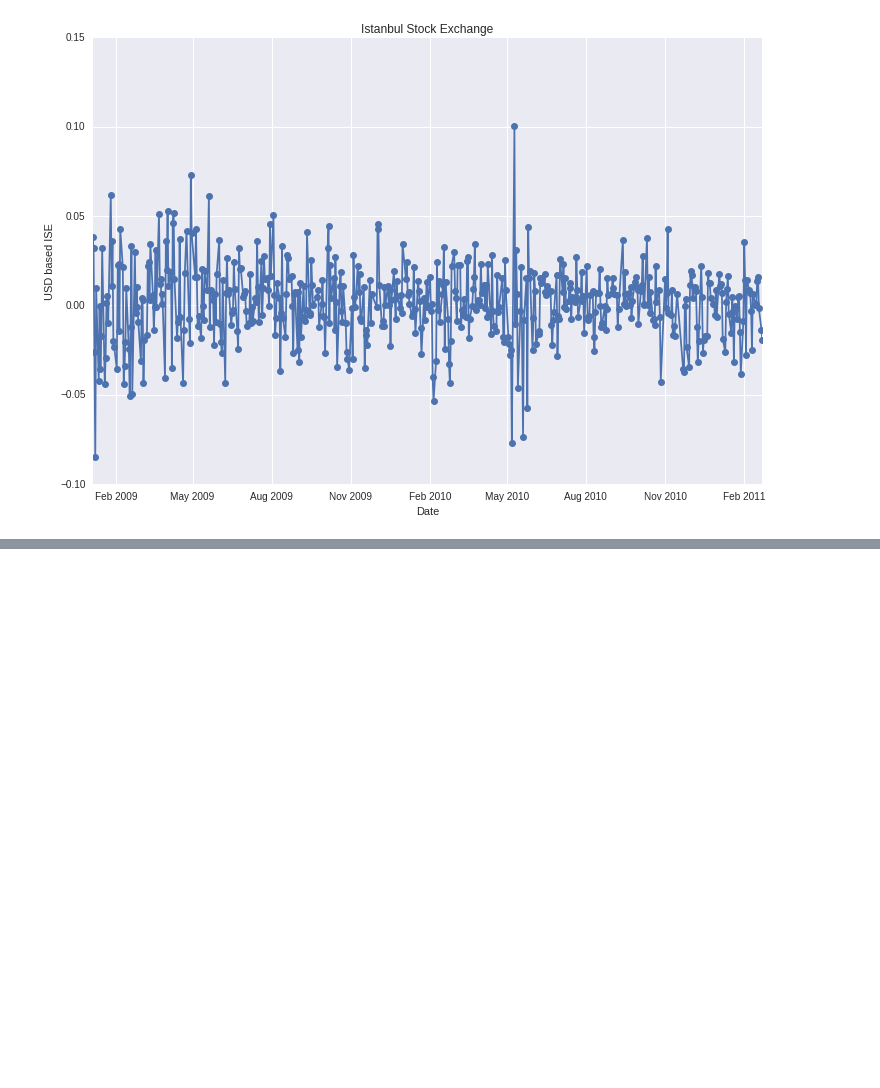
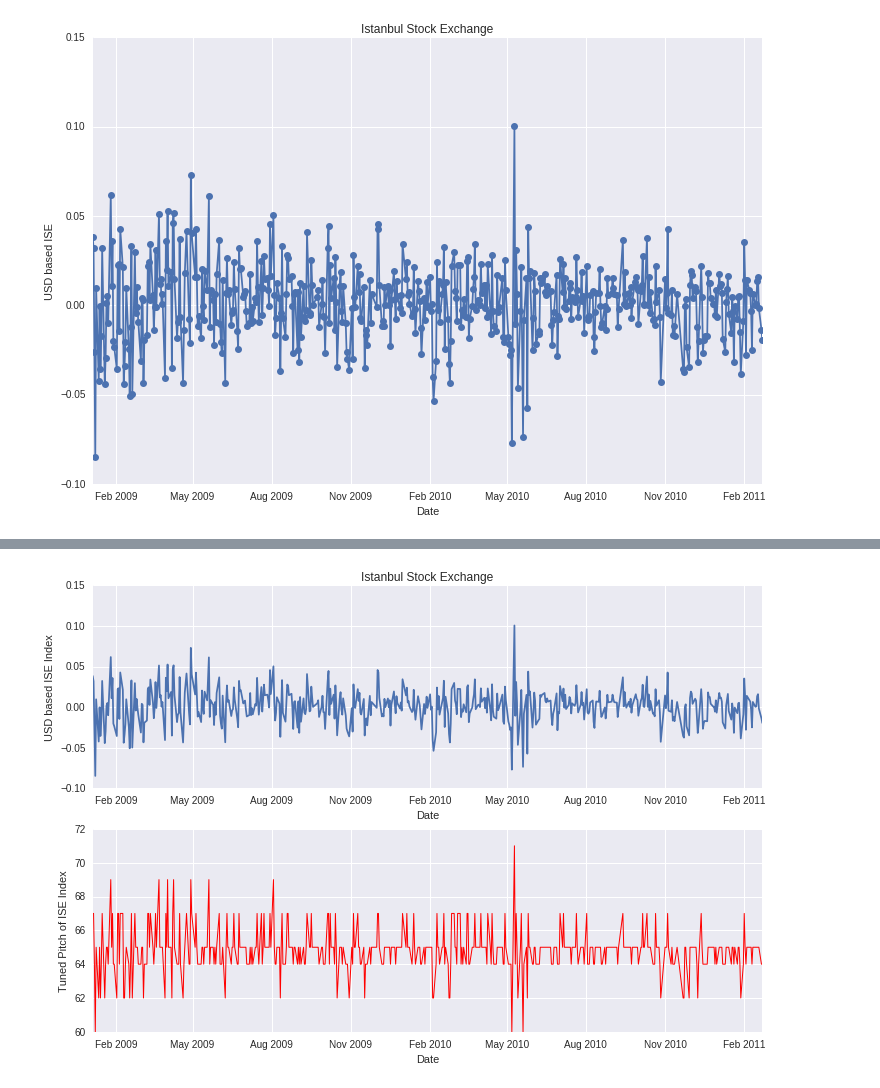
Before and after one commit to ratish-dalvi/miditime-demo, a Jupyter notebook: miditime.ipynb, the cells around one changed output, grey strips where cells are left out. Cells and saved outputs as stored; diff of their text form; code cells hidden in the pictures; blank space fills up the shorter version.

```diff
--- a/miditime.ipynb
+++ b/miditime.ipynb
@@ -18,2 +11,8 @@ ts = df[("USD BASED", "ISE")]
+# %%
+# Get time-series data for USD BASED ISE . We want it in to form of a dataframe
+# so that we can add more columns later. Also, do a deep copy to avoid chained-assignment issues
+ts = df[[("USD BASED", "ISE")]].copy(deep=True)
+# Remove multi index from columns for ease of use
+ts.columns = ["usd_based_ise"]
 # %%
 # plot time series and save the figure
@@ -27,0 +68,10 @@ sns.plt.show()
+# %%
+# Change the ISE values to sensible mode/key and octave range.
+ts[["tuned_pitch", "note", "scale_pct"]]  = ts.usd_based_ise.apply(mag_to_pitch_tuned, scale="linear")
+# Run some stats
+print "Range for tuned pitch: (%d, %d)" % (ts.tuned_pitch.min(), ts.tuned_pitch.max())
+print "\nPitch values for Peak Region (May 2010): "
+print ts[["usd_based_ise", "song_time", "tuned_pitch", "note"]].iloc[335:345]
+print "\nValue Counts of Notes: "
+print ts.note.value_counts()
+# Note - The peak happens around t = 40 seconds
@@ -27,0 +132,20 @@ sns.plt.show()
+# %%
+# Now plot timeseries with the original magnitude and the tuned pitch
+# plot time series and save the figure
+from mpl_toolkits.axes_grid1 import AxesGrid
+
+fig = sns.plt.figure(figsize=(12, 8))
+sns.plt.subplot(211)
+sns.plt.plot(ts["usd_based_ise"], "-")
+sns.plt.xlabel("Date")
+sns.plt.ylabel("USD based ISE Index")
+sns.plt.title("Istanbul Stock Exchange")
+
+sns.plt.subplot(212)
+sns.plt.plot(ts["tuned_pitch"], "-r", lw=1)
+sns.plt.xlabel("Date")
+sns.plt.ylabel("Tuned Pitch of ISE Index")
+
+sns.plt.show()
+# %% [output]
+[figure, added]
```
Also changed, not shown: parts of 8 cells of this notebook.
